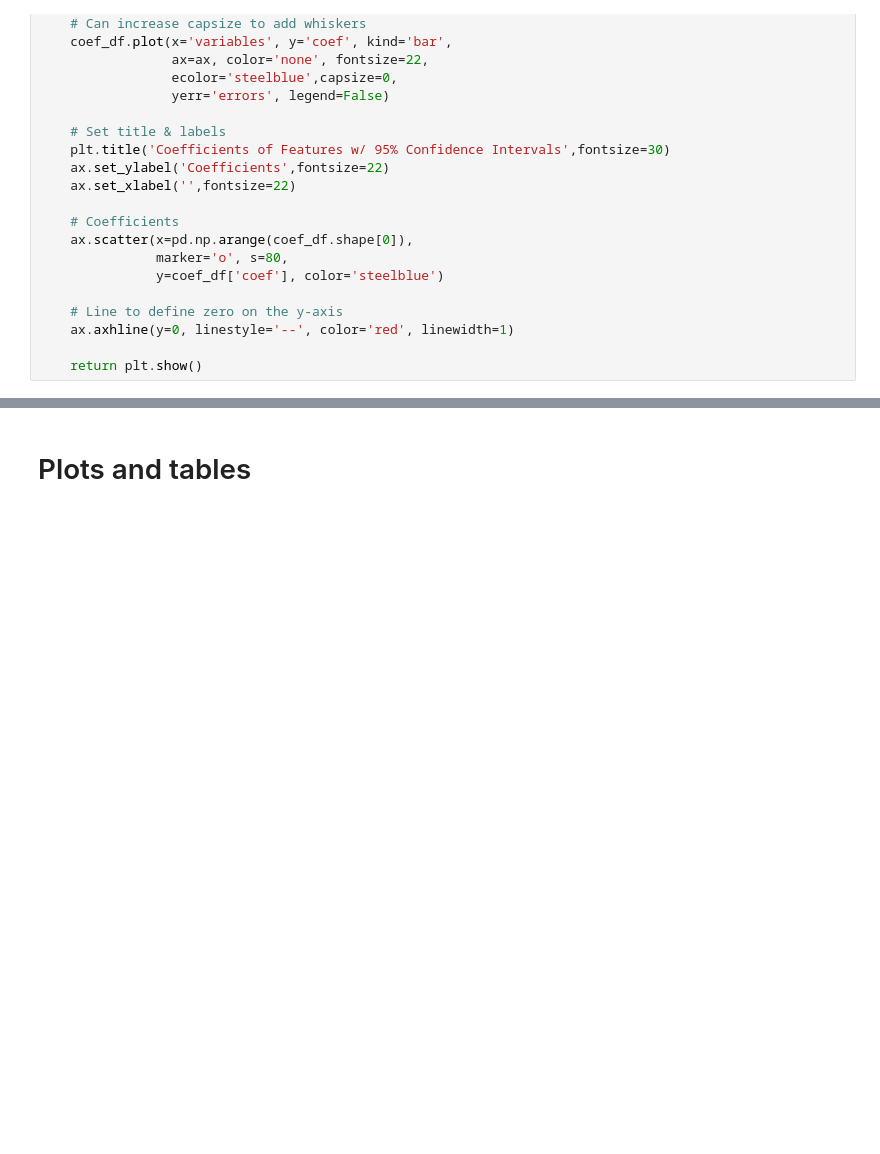
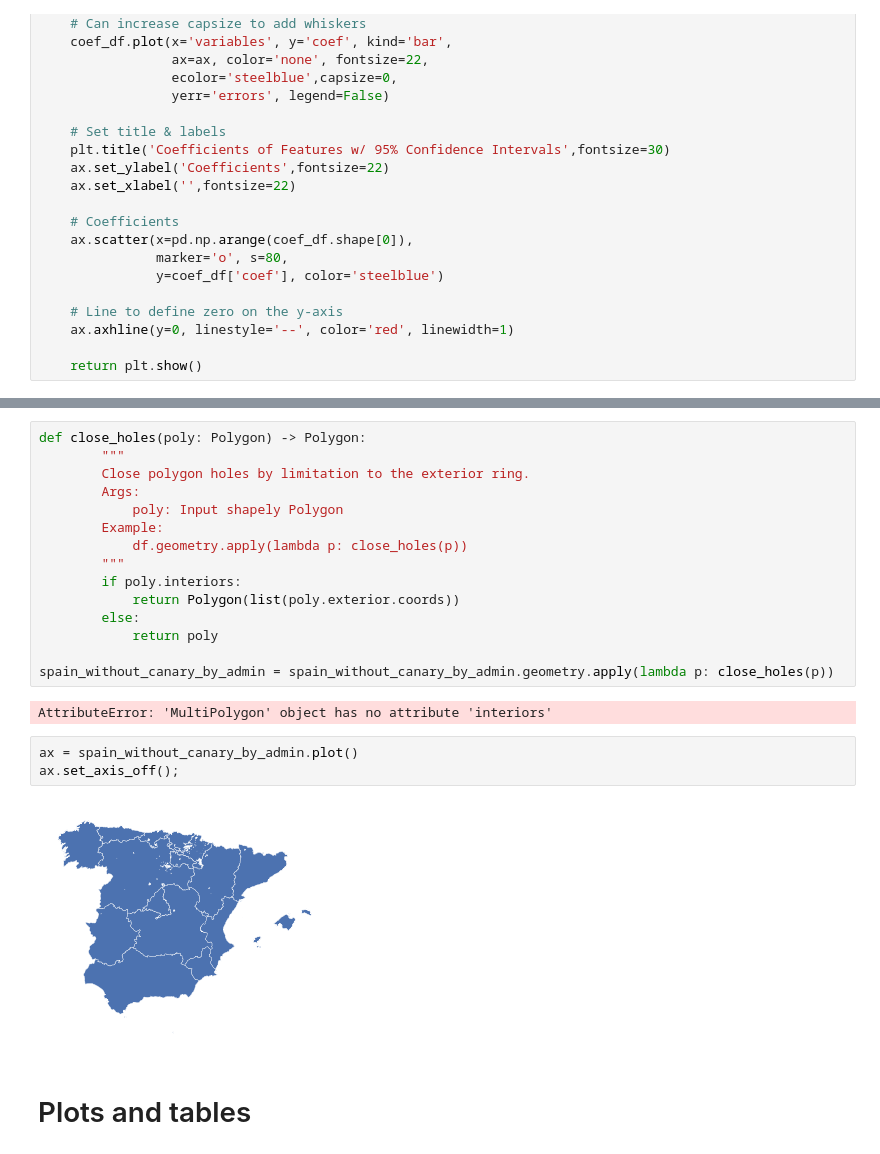
Before and after one commit to social-link-analytics-group-bsc/experiment-platform, a Jupyter notebook: analysis/Analysis - Production.ipynb, the cells around one changed output, grey strips where cells are left out. Cells and saved outputs as stored; diff of their text form; blank space fills up the shorter version.

```diff
--- a/analysis/Analysis - Production.ipynb
+++ b/analysis/Analysis - Production.ipynb
@@ -206,3 +314,25 @@ df_subject
+# %%
+def close_holes(poly: Polygon) -> Polygon:
+        """
+        Close polygon holes by limitation to the exterior ring.
+        Args:
+            poly: Input shapely Polygon
+        Example:
+            df.geometry.apply(lambda p: close_holes(p))
+        """
+        if poly.interiors:
+            return Polygon(list(poly.exterior.coords))
+        else:
+            return poly
+
+spain_without_canary_by_admin = spain_without_canary_by_admin.geometry.apply(lambda p: close_holes(p))
+# %% [output]
+AttributeError: 'MultiPolygon' object has no attribute 'interiors'
+# %%
+ax = spain_without_canary_by_admin.plot()
+ax.set_axis_off();
+# %% [output]
+[figure, added]
 # %% [markdown]
 # Plots and tables
 # %% [markdown]
```
Also changed, not shown: parts of 32 cells of this notebook, 10 other files.
